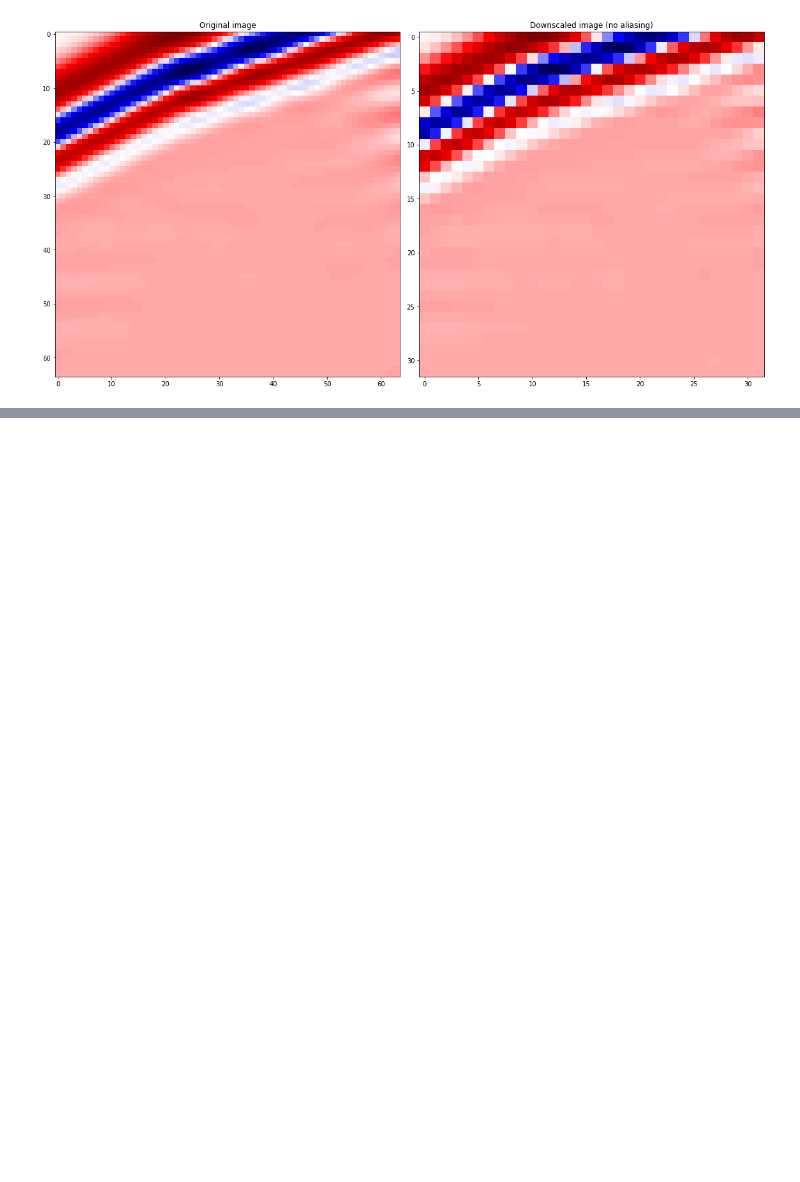
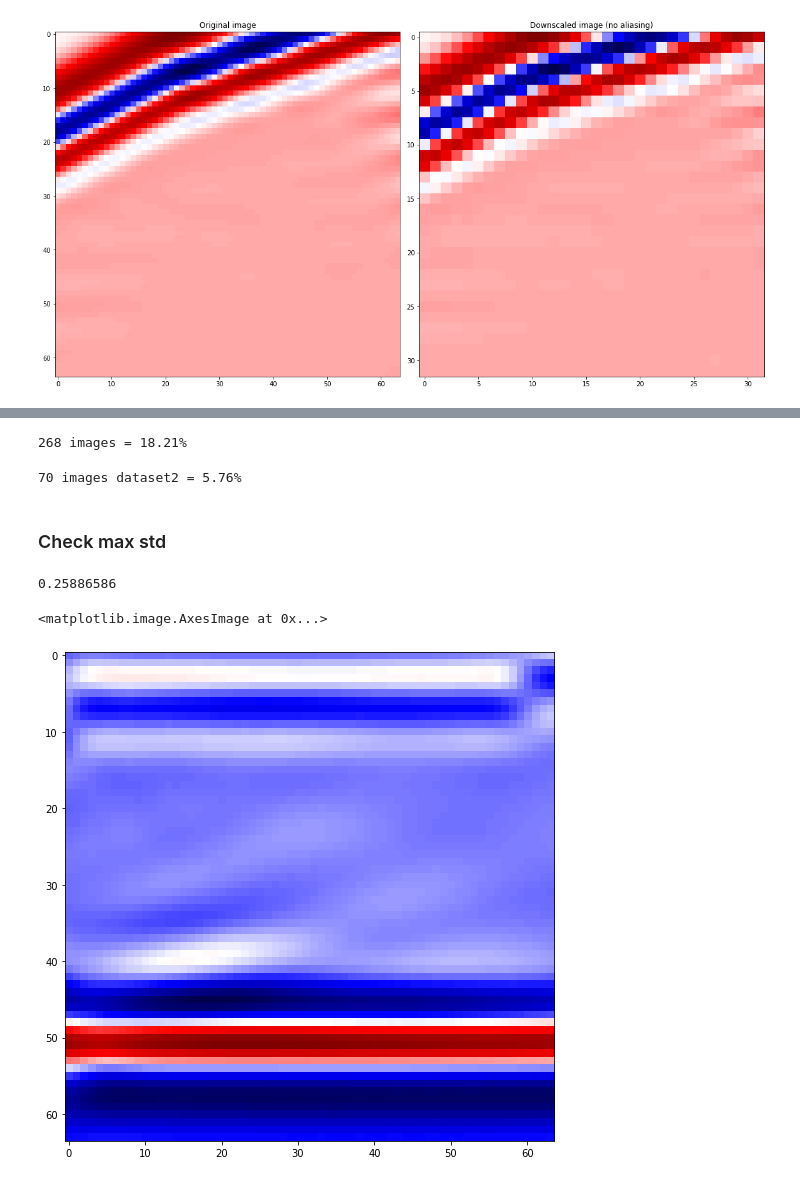
Before and after one commit to Pedalves/super-resolution, a Jupyter notebook: ipynb/data_visualization.ipynb, the cells around one changed output, grey strips where cells are left out. Saved outputs shown, nothing was run; the diff lists cells and outputs as text; code cells hidden in the pictures; blank space fills up the shorter version.

```diff
--- a/ipynb/data_visualization.ipynb
+++ b/ipynb/data_visualization.ipynb
@@ -114,0 +119,7 @@ plt.imshow(dr.well[data_coord[sample][0] : data_coord[sample][0]+64,
+# %%
+dr = DatasetReader(dataset=2, dataset_path='../temp/PUC_DIR')
+shape = (64*(dr.well.shape[0]//64), 64*(dr.well.shape[1]//64))
+data_coord = [(64*i, 64*j) for i in range(shape[0]//64) for j in range(shape[1]//64)]
+
+dataset2 = [dr.well[coord[0]: coord[0] + 64, coord[1]: coord[1] + 64] for coord in data_coord]
+len(dataset2)
@@ -167,0 +160,34 @@ mean_absolute_error(image, image_rescaled), mean_squared_error(image, image_resc
+# %%
+same = 0
+
+for data in dataset:
+    if data.std() == 0:
+        same +=1
+
+print(f"{same} images = {round(100*same/len(dataset), 2)}%")
+# %% [output]
+268 images = 18.21%
+# %%
+same = 0
+
+for data in dataset2:
+    if data.std() == 0:
+        same +=1
+
+print(f"{same} images dataset2 = {round(100*same/len(dataset2), 2)}%")
+# %% [output]
+70 images dataset2 = 5.76%
+# %% [markdown]
+### Check max std
+# %%
+std = []
+
+for data in dataset:
+    std.append(data.std())
+
+print(max(std))
+plt.imshow(dataset[std.index(max(std))], cmap='seismic')
+# %% [output]
+0.25886586
+<matplotlib.image.AxesImage at 0x...>
+[figure, added]
```
Also changed, not shown: parts of 18 cells of this notebook, 4 other files.
